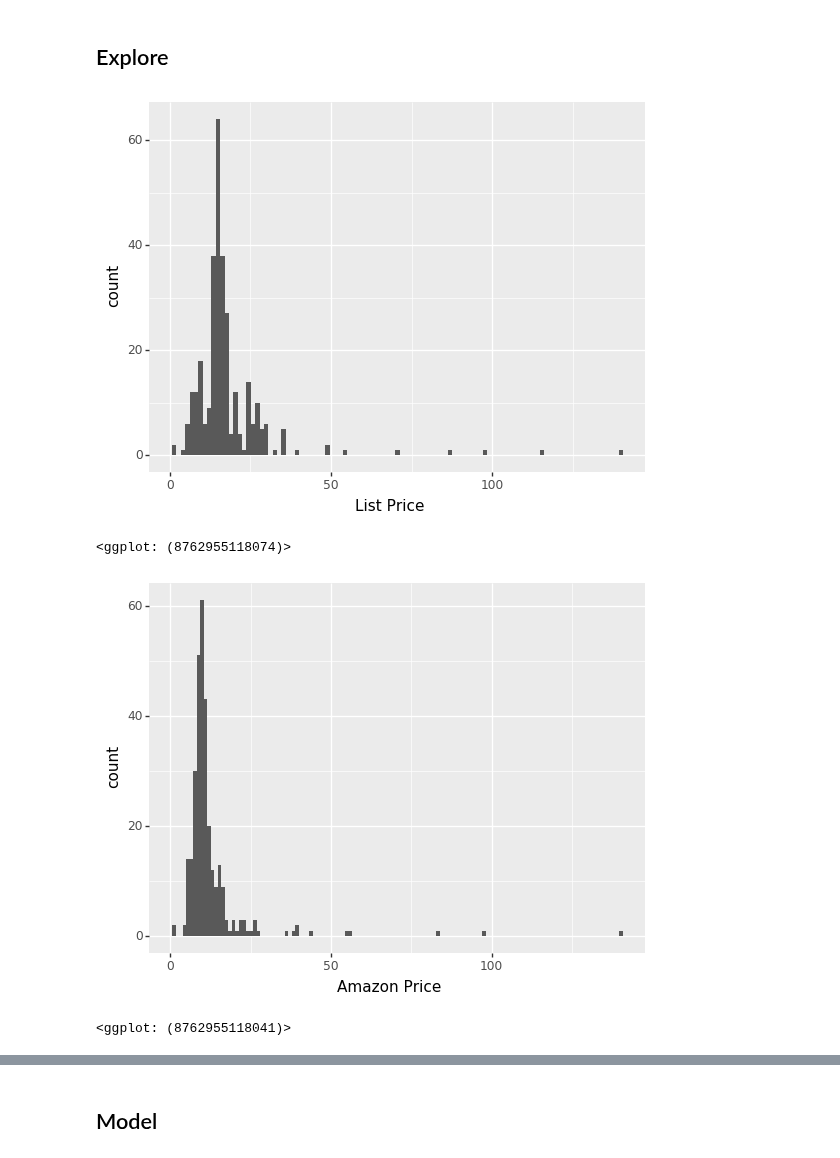
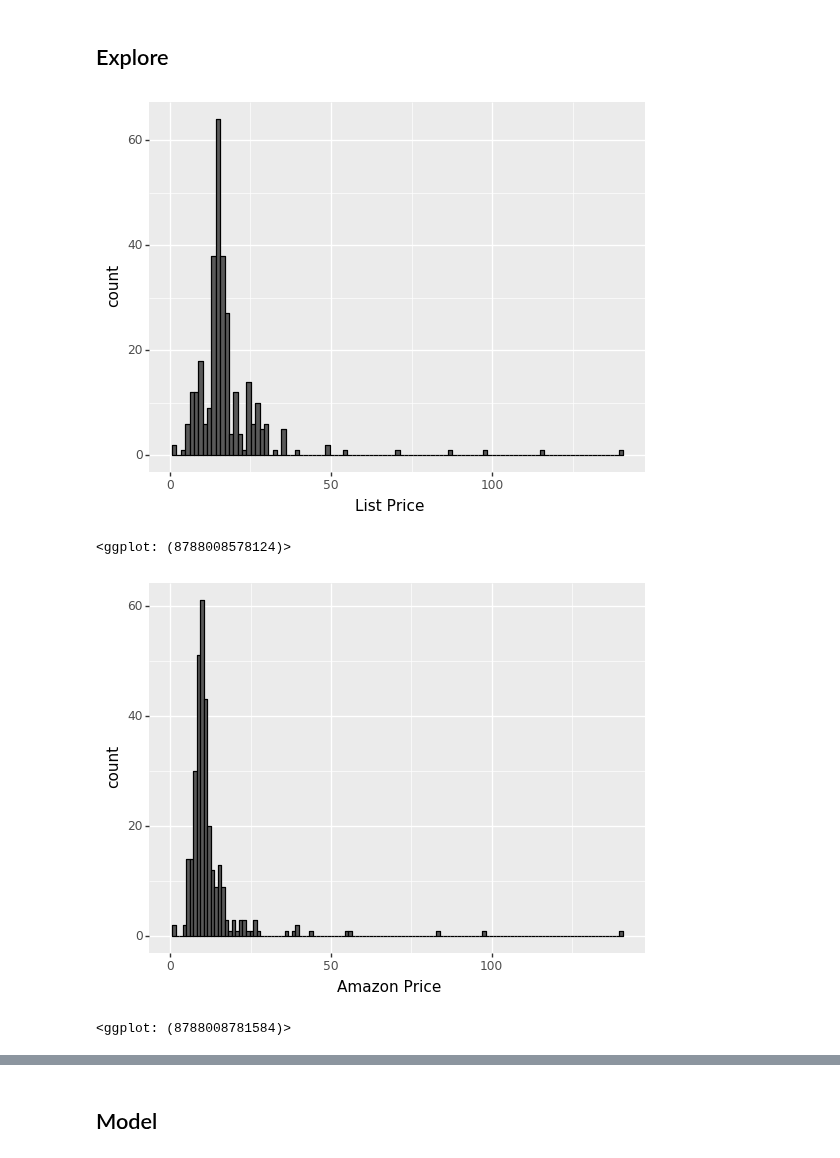
Before and after one commit to chelseaparlett/CPSC392ParlettPelleriti, a Jupyter notebook: InClass/LectureNotebooks/Linear Regression I--Class 6.ipynb, the cells around one changed output, grey strips where cells are left out. Saved outputs shown, nothing was run; the diff lists cells and outputs as text; code cells hidden in the pictures.

```diff
--- a/InClass/LectureNotebooks/Linear Regression I--Class 6.ipynb
+++ b/InClass/LectureNotebooks/Linear Regression I--Class 6.ipynb
@@ -61,13 +61,13 @@ ama = ama.dropna() #drop missing values
 # %% [markdown]
 ## Explore
 # %%
-(ggplot(ama, aes("List Price")) + geom_histogram())
+(ggplot(ama, aes("List Price")) + geom_histogram(color = "black"))
 # %% [output]
-[figure, old version]
+[figure, new version]
-<ggplot: (8762955118074)>
+<ggplot: (8788008578124)>
 # %%
-(ggplot(ama, aes("Amazon Price")) + geom_histogram())
+(ggplot(ama, aes("Amazon Price")) + geom_histogram(color = "black"))
 # %% [output]
-[figure, old version]
+[figure, new version]
-<ggplot: (8762955118041)>
+<ggplot: (8788008781584)>
 # %%
```
Also changed, not shown: parts of 23 cells of this notebook, 1 other file.
